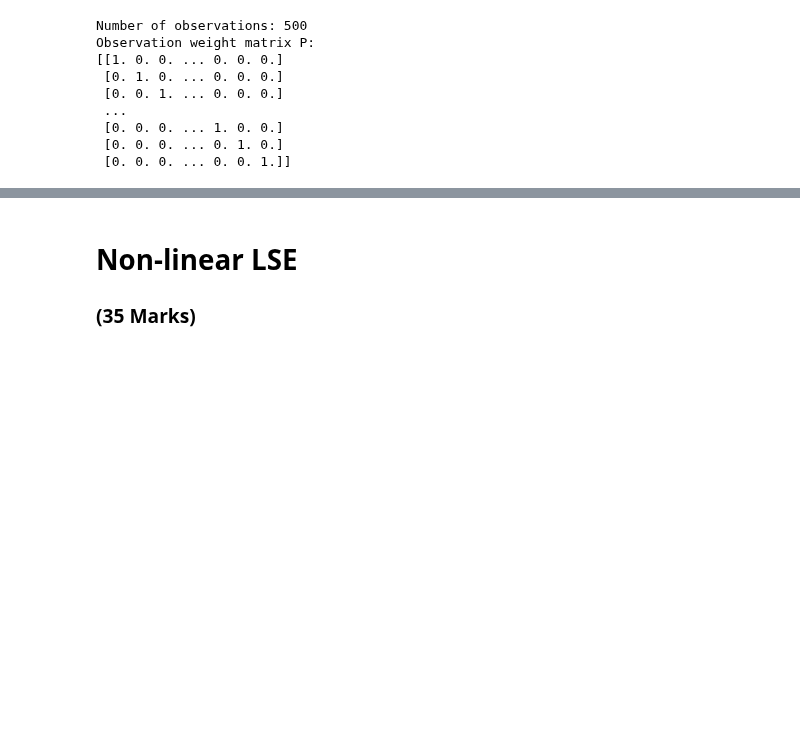
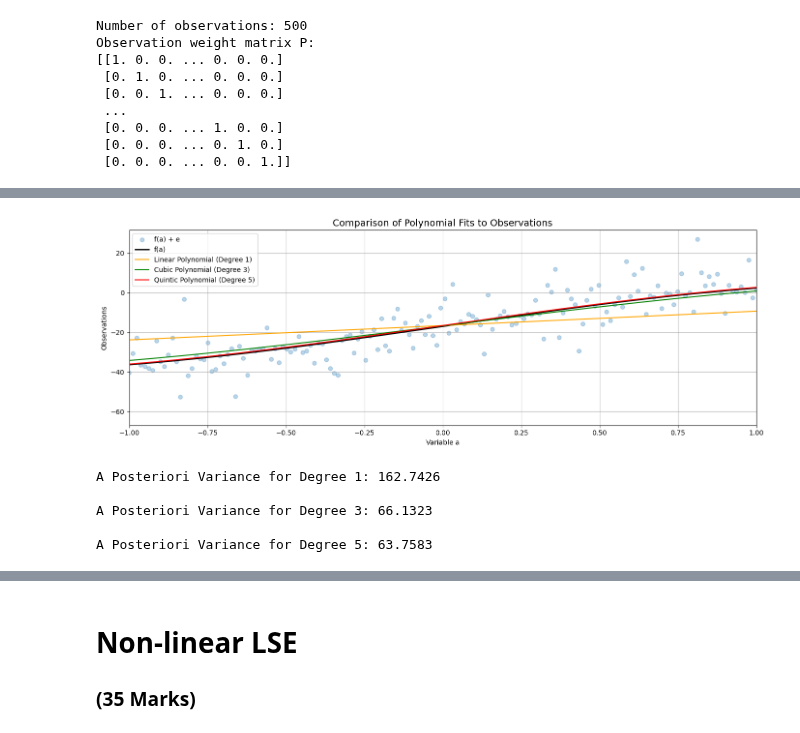
Before and after one commit to ChukwuebukaEzeanaka/engg680_2024_fall, a Jupyter notebook: Lab_Assignment2/Assignment2.ipynb, the cells around one changed output, grey strips where cells are left out. Saved outputs shown, nothing was run; the diff lists cells and outputs as text; code cells hidden in the pictures; blank space fills up the shorter version.

```diff
--- a/Lab_Assignment2/Assignment2.ipynb
+++ b/Lab_Assignment2/Assignment2.ipynb
@@ -156,6 +258,17 @@ def fit_polynomial_curve(a: np.ndarray, l: np.ndarray, P: np.ndarray, deg: int)
 # hint: use polyval function from numpy library (check input argument carefully)
 # (1 marks)
 
-line_uw = #...
-cubic_uw = #...
-quintic_uw = #...
+
+line_uw = np.polyval(results[1]['coefficients'][::-1], a)  # For degree 1 (linear)
+cubic_uw = np.polyval(results[3]['coefficients'][::-1], a)  # For degree 3 (cubic)
+quintic_uw = np.polyval(results[5]['coefficients'][::-1], a)  # For degree 5 (quintic)
+
+# Show the constructed polynomial functions
+print("Line (Degree 1):", line_uw)
+print()
+print("-" * 40) #Just for clarity
+print("Cubic (Degree 3):", cubic_uw)
+print()
+print("-" * 40) #Just for Clarity
+print("Quintic (Degree 5):", quintic_uw)
+print("-" * 40) #Just for clarity
@@ -162,13 +293,38 @@ quintic_uw = #...
 # %%
 # step 8
 # use the matplotlib to plot each polynomial function, noisy observations l, true observations l_true, together in one single figure
 # for the polynomials of line, cubic and quintic, use color of orange, green and red respectively.
 # (2 marks)
 
 fig, ax = plt.subplots(nrows=1, ncols=1, figsize=(14, 5))
-# ...
+
+# Plot the noisy observations (l) as a scatter plot
+ax.scatter(a, l, color='tab:blue', label='f(a) + e', marker='o', alpha=0.3)
+
+# Plot the true observations (l_true) as a line with color 'k'
+ax.plot(a, l_true, color='k', label='f(a)', linewidth=2)
+
+# Plot the polynomial functions
+ax.plot(a, line_uw, color='orange', label='Linear Polynomial (Degree 1)')
+ax.plot(a, cubic_uw, color='green', label='Cubic Polynomial (Degree 3)')
+ax.plot(a, quintic_uw, color='red', label='Quintic Polynomial (Degree 5)')
+
+# Set the x-axis range
+ax.set_xlim(-1, 1)
+
+# Add legend
+ax.legend()
+
+# Add titles and labels
+ax.set_title('Comparison of Polynomial Fits to Observations', fontsize=14)
+ax.set_xlabel('Variable a')
+ax.set_ylabel('Observations')
 
 
 ax.grid(True, which='both',ls='-',color='0.65')
 
 fig.tight_layout()
+
+plt.show()
+# %% [output]
+[figure, added]
@@ -189,0 +331,33 @@ fig.tight_layout()
+# %%
+# step 9
+# print the a posterier variance factor for each polynomial function
+# (3 marks)
+
+# Number of observations
+n = len(l)
+
+# Degree 1 (Linear)
+residuals_degree1 = l - line_uw
+rss_degree1 = np.sum(residuals_degree1**2)
+a_posteriori_variance_degree1 = rss_degree1 / (n - 2)  # degrees of freedom = n - parameters
+
+# Degree 3 (Cubic)
+residuals_degree3 = l - cubic_uw
+rss_degree3 = np.sum(residuals_degree3**2)
+a_posteriori_variance_degree3 = rss_degree3 / (n - 4)  # degrees of freedom = n - parameters
+
+# Degree 5 (Quintic)
+residuals_degree5 = l - quintic_uw
+rss_degree5 = np.sum(residuals_degree5**2)
+a_posteriori_variance_degree5 = rss_degree5 / (n - 6)  # degrees of freedom = n - parameters
+
+#The Aposteriori Variance for each polynomial degree
+print(f"A Posteriori Variance for Degree 1: {a_posteriori_variance_degree1:.4f}\n")
+print(f"A Posteriori Variance for Degree 3: {a_posteriori_variance_degree3:.4f}\n")
+print(f"A Posteriori Variance for Degree 5: {a_posteriori_variance_degree5:.4f}\n")
+# %% [output]
+A Posteriori Variance for Degree 1: 162.7426
+
+A Posteriori Variance for Degree 3: 66.1323
+
+A Posteriori Variance for Degree 5: 63.7583
```
Also changed, not shown: parts of 10 cells of this notebook.
